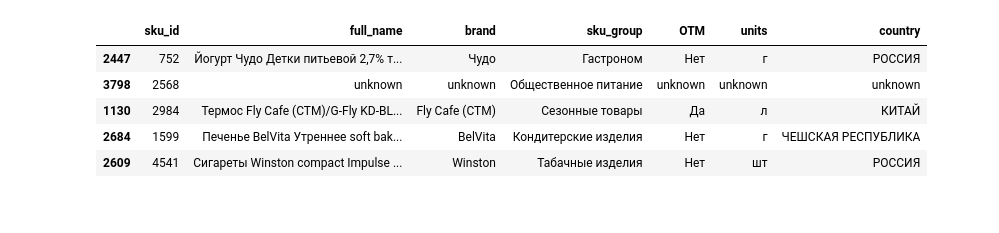
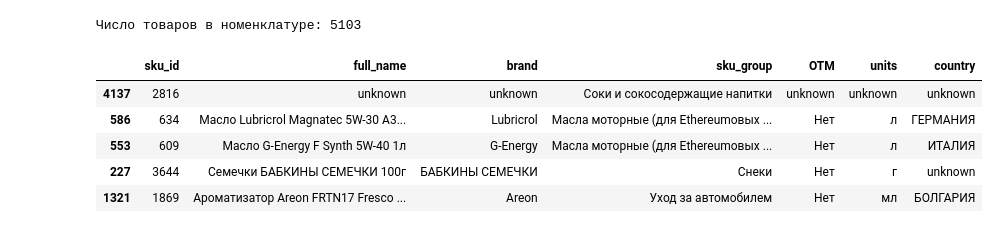
Before and after one commit to estifal/gpn-cup, a Jupyter notebook: main.ipynb, the cells around one changed output. Saved outputs shown, nothing was run; the diff lists cells and outputs as text; code cells hidden in the pictures.

```diff
--- a/main.ipynb
+++ b/main.ipynb
@@ -6,0 +17,11 @@ import seaborn as sns
+# %%
+with open('config.yaml') as f:
+    config = yaml.load(f, Loader=yaml.FullLoader)
+
+path_to_data = config['path_to_data']
+seed = config['random_state']
+
+%config InlineBackend.figure_formats = config['backend_figure_formats']
+random.seed(seed)
+np.random.seed(seed)
+# pd.set_option('display.precision', config['display_precision'])
@@ -17,10 +72,12 @@ transactions.sample(5)
 # %%
-sku_info = pd.read_parquet('nomenclature.parquet')
-sku_info.sample(5)
+sku_info = pd.read_parquet(f'{path_to_data}nomenclature.parquet')
+print('Число товаров в номенклатуре:', len(sku_info))
+sku_info.sample(5, random_state=seed)
 # %% [output]
+Число товаров в номенклатуре: 5103
 |  | sku_id | full_name | brand | sku_group | OTM | units | country |
-| 2447 | 752 | Йогурт Чудо Детки питьевой 2,7% т... | Чудо | Гастроном | Нет | г | РОССИЯ |
-| 3798 | 2568 | unknown | unknown | Общественное питание | unknown | unknown | unknown |
-| 1130 | 2984 | Термос Fly Cafe (СТМ)/G-Fly KD-BL... | Fly Cafe (СТМ) | Сезонные товары | Да | л | КИТАЙ |
-| 2684 | 1599 | Печенье BelVita Утреннее soft bak... | BelVita | Кондитерские изделия | Нет | г | ЧЕШСКАЯ РЕСПУБЛИКА |
-| 2609 | 4541 | Сигареты Winston compact Impulse ... | Winston | Табачные изделия | Нет | шт | РОССИЯ |
+| 4137 | 2816 | unknown | unknown | Соки и сокосодержащие напитки | unknown | unknown | unknown |
+| 586 | 634 | Масло Lubricrol Magnatec 5W-30 A3... | Lubricrol | Масла моторные (для Ethereumовых ... | Нет | л | ГЕРМАНИЯ |
+| 553 | 609 | Масло G-Energy F Synth 5W-40 1л | G-Energy | Масла моторные (для Ethereumовых ... | Нет | л | ИТАЛИЯ |
+| 227 | 3644 | Семечки БАБКИНЫ СЕМЕЧКИ 100г | БАБКИНЫ СЕМЕЧКИ | Снеки | Нет | г | unknown |
+| 1321 | 1869 | Ароматизатор Areon FRTN17 Fresco ... | Areon | Уход за автомобилем | Нет | мл | БОЛГАРИЯ |
```
Also changed, not shown: parts of 35 cells of this notebook.
